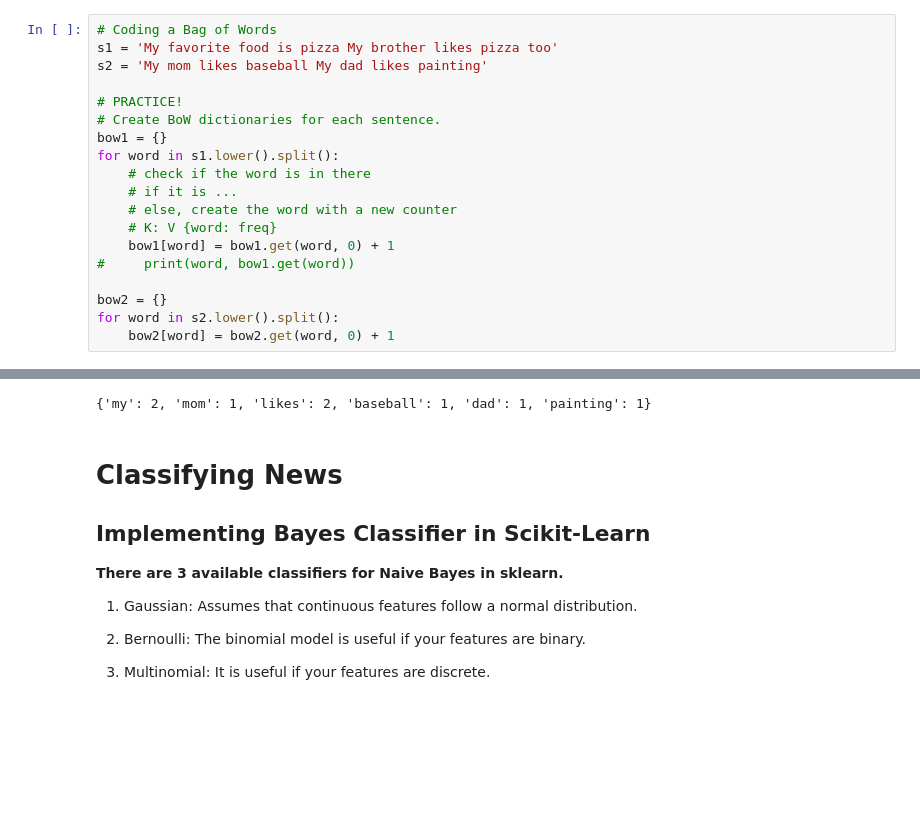
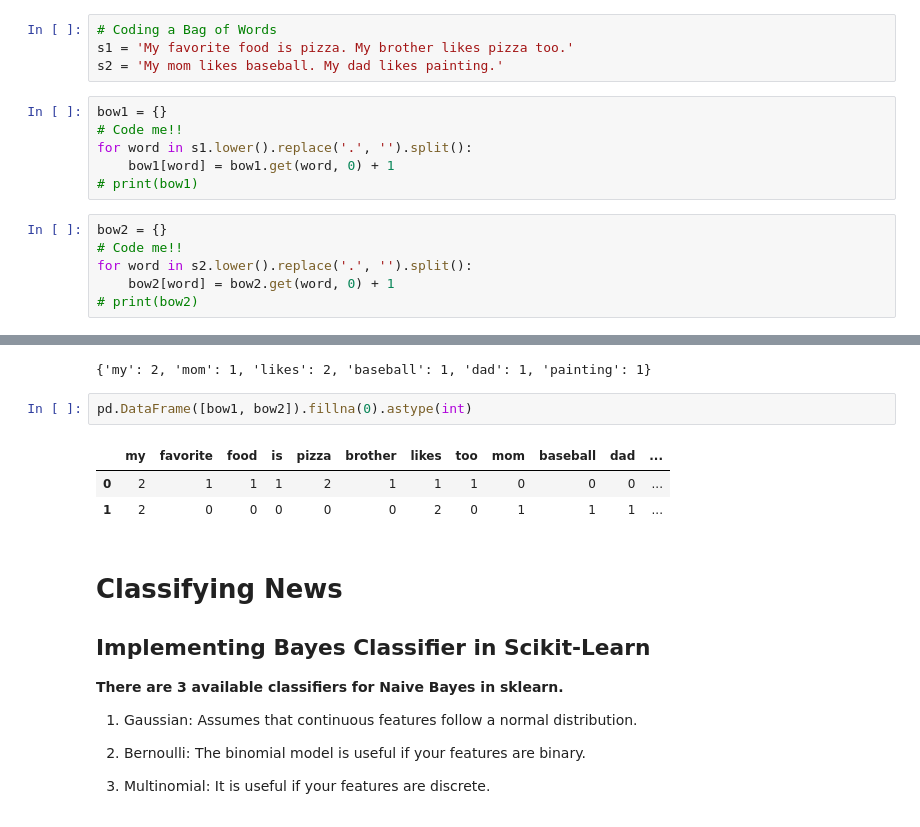
Before and after one commit to cwf231/StudyGroups, a Jupyter notebook: StudyGroupNotes/Phase_3/3.28_bayes_classification.ipynb, the cells around one changed output, grey strips where cells are left out. Cells and saved outputs as stored; diff of their text form; blank space fills up the shorter version.

```diff
--- a/StudyGroupNotes/Phase_3/3.28_bayes_classification.ipynb
+++ b/StudyGroupNotes/Phase_3/3.28_bayes_classification.ipynb
@@ -59,22 +72,19 @@ For example:
 # %%
 # Coding a Bag of Words
-s1 = 'My favorite food is pizza My brother likes pizza too'
-s2 = 'My mom likes baseball My dad likes painting'
-
-# PRACTICE!
-# Create BoW dictionaries for each sentence.
-bow1 = {}
-for word in s1.lower().split():
-    # check if the word is in there
-    # if it is ...
-    # else, create the word with a new counter
-    # K: V {word: freq}
-    bow1[word] = bow1.get(word, 0) + 1
-#     print(word, bow1.get(word))
-
-bow2 = {}
-for word in s2.lower().split():
-    bow2[word] = bow2.get(word, 0) + 1
+s1 = 'My favorite food is pizza. My brother likes pizza too.'
+s2 = 'My mom likes baseball. My dad likes painting.'
+# %%
+bow1 = {}
+# Code me!!
+for word in s1.lower().replace('.', '').split():
+    bow1[word] = bow1.get(word, 0) + 1
+# print(bow1)
+# %%
+bow2 = {}
+# Code me!!
+for word in s2.lower().replace('.', '').split():
+    bow2[word] = bow2.get(word, 0) + 1
+# print(bow2)
 # %%
 bow1
 # %% [output]
@@ -90,6 +100,12 @@ bow1
 bow2
 # %% [output]
 {'my': 2, 'mom': 1, 'likes': 2, 'baseball': 1, 'dad': 1, 'painting': 1}
+# %%
+pd.DataFrame([bow1, bow2]).fillna(0).astype(int)
+# %% [output]
+|  | my | favorite | food | is | pizza | brother | likes | too | mom | baseball | dad | ... |
+| 0 | 2 | 1 | 1 | 1 | 2 | 1 | 1 | 1 | 0 | 0 | 0 | ... |
+| 1 | 2 | 0 | 0 | 0 | 0 | 0 | 2 | 0 | 1 | 1 | 1 | ... |
 # %% [markdown]
 <a id='nb-clf'></a>
 # Classifying News
```
Also changed, not shown: parts of 26 cells of this notebook.
